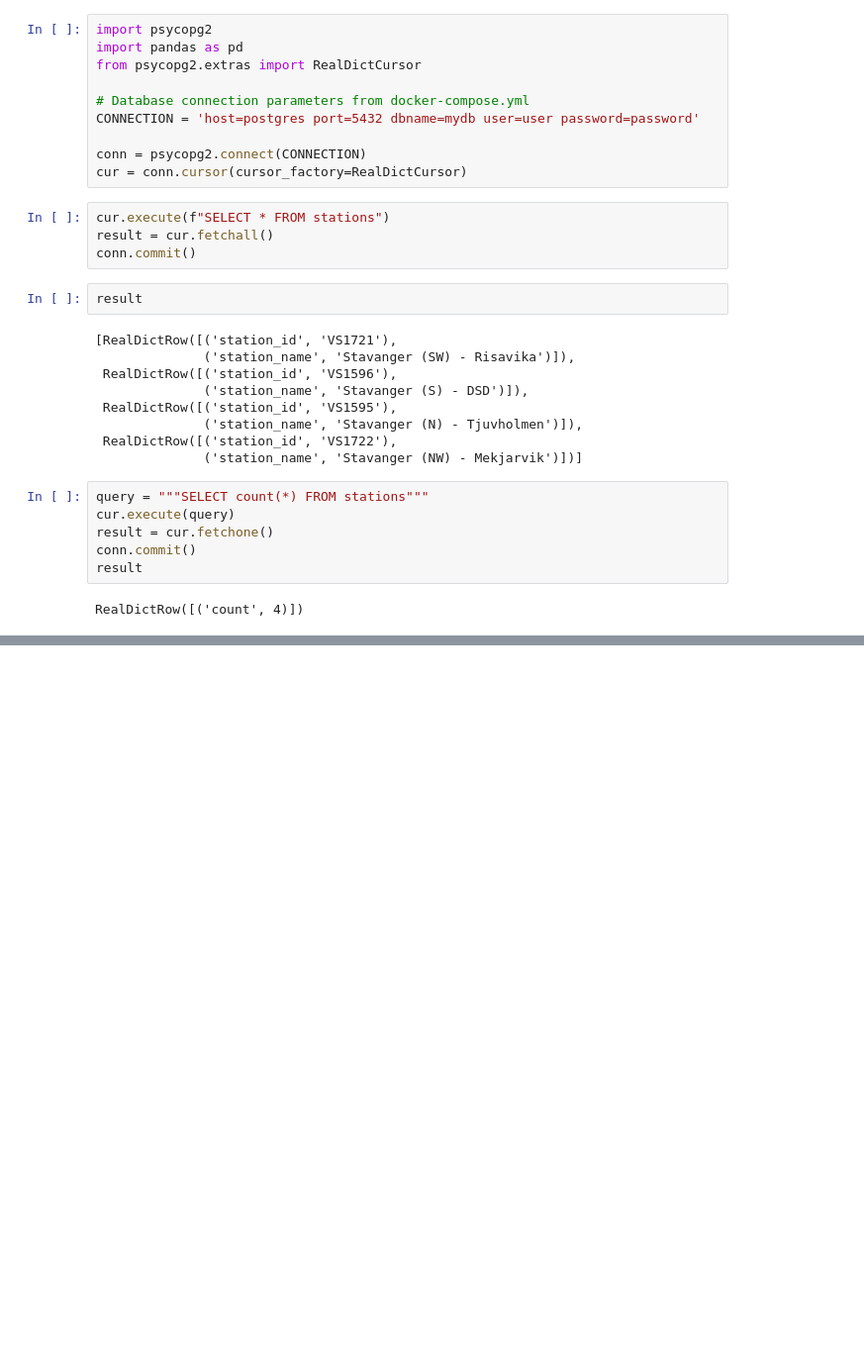
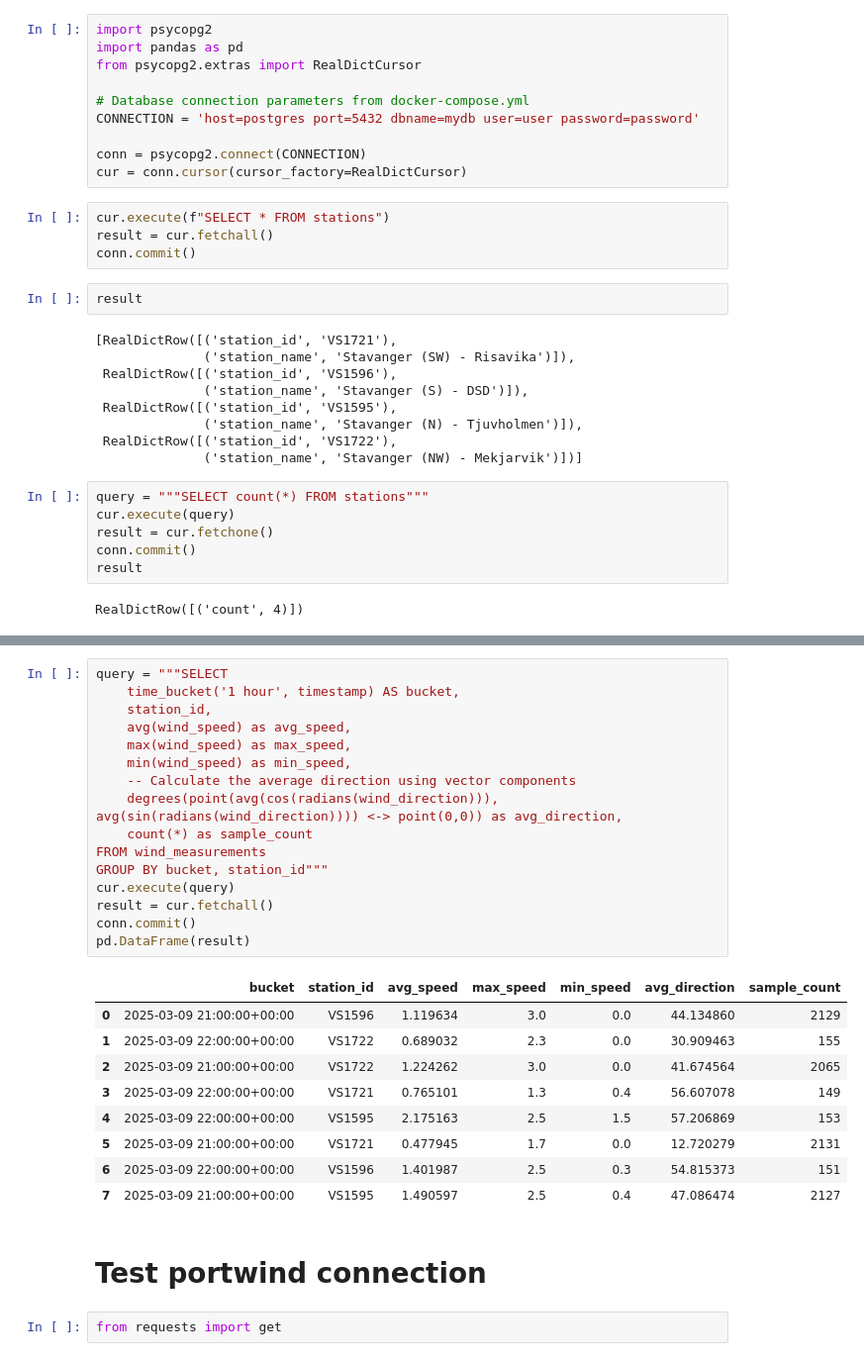
Before and after one commit to imlercj/streaming_demo, a Jupyter notebook: jupyter/postgres_test.ipynb, the cells around one changed output, grey strips where cells are left out. Shown at 99% size. Saved outputs shown, nothing was run; the diff lists cells and outputs as text; blank space fills up the shorter version.

```diff
--- a/jupyter/postgres_test.ipynb
+++ b/jupyter/postgres_test.ipynb
@@ -69,3 +69,33 @@ conn.commit()
 pd.DataFrame(result)
 # %% [output]
 |  |
+# %%
+query = """SELECT
+    time_bucket('1 hour', timestamp) AS bucket,
+    station_id,
+    avg(wind_speed) as avg_speed,
+    max(wind_speed) as max_speed,
+    min(wind_speed) as min_speed,
+    -- Calculate the average direction using vector components
+    degrees(point(avg(cos(radians(wind_direction))), avg(sin(radians(wind_direction)))) <-> point(0,0)) as avg_direction,
+    count(*) as sample_count
+FROM wind_measurements
+GROUP BY bucket, station_id"""
+cur.execute(query)
+result = cur.fetchall()
+conn.commit()
+pd.DataFrame(result)
+# %% [output]
+|  | bucket | station_id | avg_speed | max_speed | min_speed | avg_direction | sample_count |
+| 0 | 2025-03-09 21:00:00+00:00 | VS1596 | 1.119634 | 3.0 | 0.0 | 44.134860 | 2129 |
+| 1 | 2025-03-09 22:00:00+00:00 | VS1722 | 0.689032 | 2.3 | 0.0 | 30.909463 | 155 |
+| 2 | 2025-03-09 21:00:00+00:00 | VS1722 | 1.224262 | 3.0 | 0.0 | 41.674564 | 2065 |
+| 3 | 2025-03-09 22:00:00+00:00 | VS1721 | 0.765101 | 1.3 | 0.4 | 56.607078 | 149 |
+| 4 | 2025-03-09 22:00:00+00:00 | VS1595 | 2.175163 | 2.5 | 1.5 | 57.206869 | 153 |
+| 5 | 2025-03-09 21:00:00+00:00 | VS1721 | 0.477945 | 1.7 | 0.0 | 12.720279 | 2131 |
+| 6 | 2025-03-09 22:00:00+00:00 | VS1596 | 1.401987 | 2.5 | 0.3 | 54.815373 | 151 |
+| 7 | 2025-03-09 21:00:00+00:00 | VS1595 | 1.490597 | 2.5 | 0.4 | 47.086474 | 2127 |
+# %% [markdown]
+# Test portwind connection
+# %%
+from requests import get
```
Also changed, not shown: parts of 4 cells of this notebook, 2 other files.
